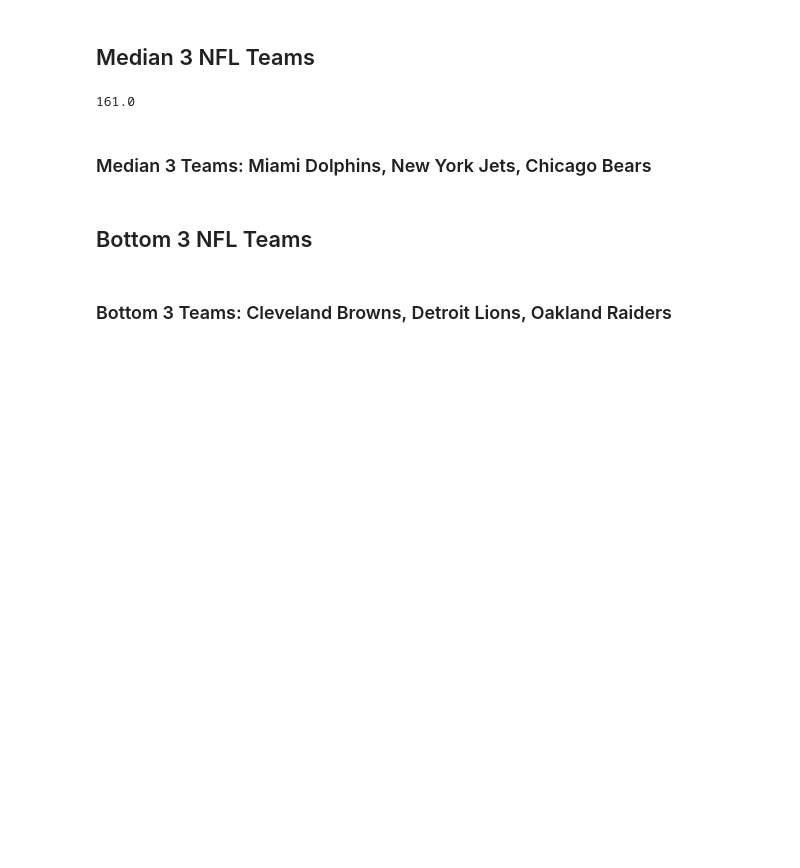
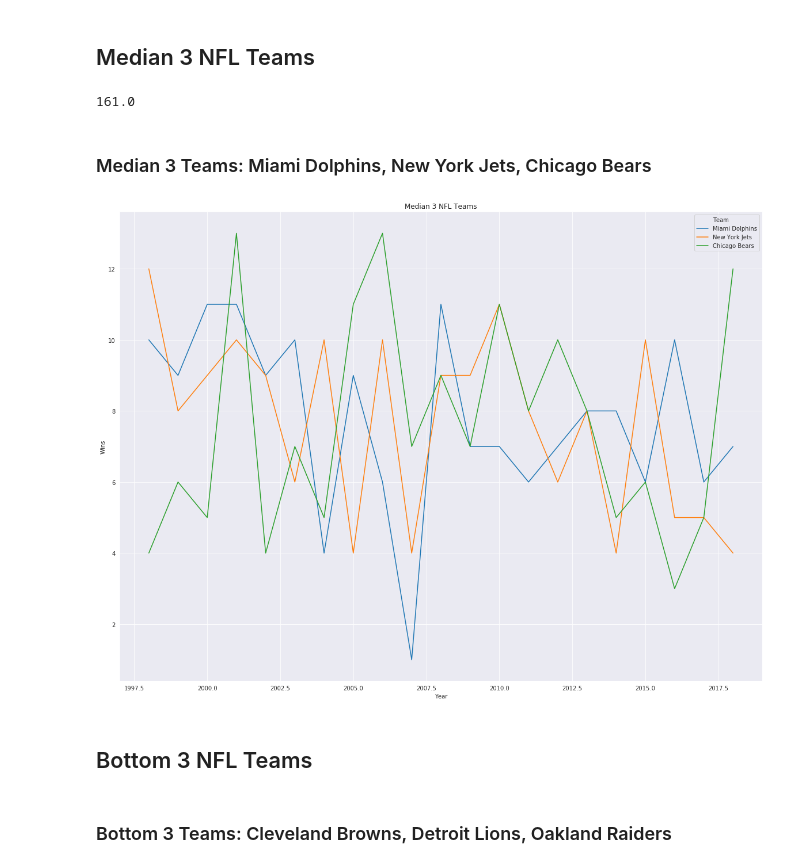
Before and after one commit to Git-hSin/TeamPerformanceCommImpact, a Jupyter notebook: tim_sports/tim_sports.ipynb, the cells around one changed output. Drawn from its saved outputs; the diff is of its cells as text; code cells hidden in the pictures; blank space fills up the shorter version.

```diff
--- a/tim_sports/tim_sports.ipynb
+++ b/tim_sports/tim_sports.ipynb
@@ -312,3 +322,22 @@ np.median(nfl_team_total_win)
+# %%
+#Median 3 VIsualization:
+
+#Create DF for each of the top 3 teams
+mia_df = nfl_teams_df[nfl_teams_df.Team == "Miami Dolphins"]
+nyj_df = nfl_teams_df[nfl_teams_df.Team == "New York Jets"]
+chi_df = nfl_teams_df[nfl_teams_df.Team == "Chicago Bears"]
+#Append the DF's
+nfl_median_append = mia_df.append(nyj_df)
+median_3_nfl_teams = nfl_median_append.append(chi_df, ignore_index=False)
+# %%
+#Plot
+median_3_nfl_teams_plot = sns.lineplot(data= median_3_nfl_teams, x = median_3_nfl_teams["Year"],\
+                                  y = median_3_nfl_teams["Wins"], \
+                                  hue = median_3_nfl_teams["Team"])
+plt.title("Median 3 NFL Teams")
+plt.show()
+# %% [output]
+[figure, added]
 # %% [markdown]
 ##  Bottom 3 NFL Teams
 # %% [markdown]
```
Also changed, not shown: parts of 17 cells of this notebook.
